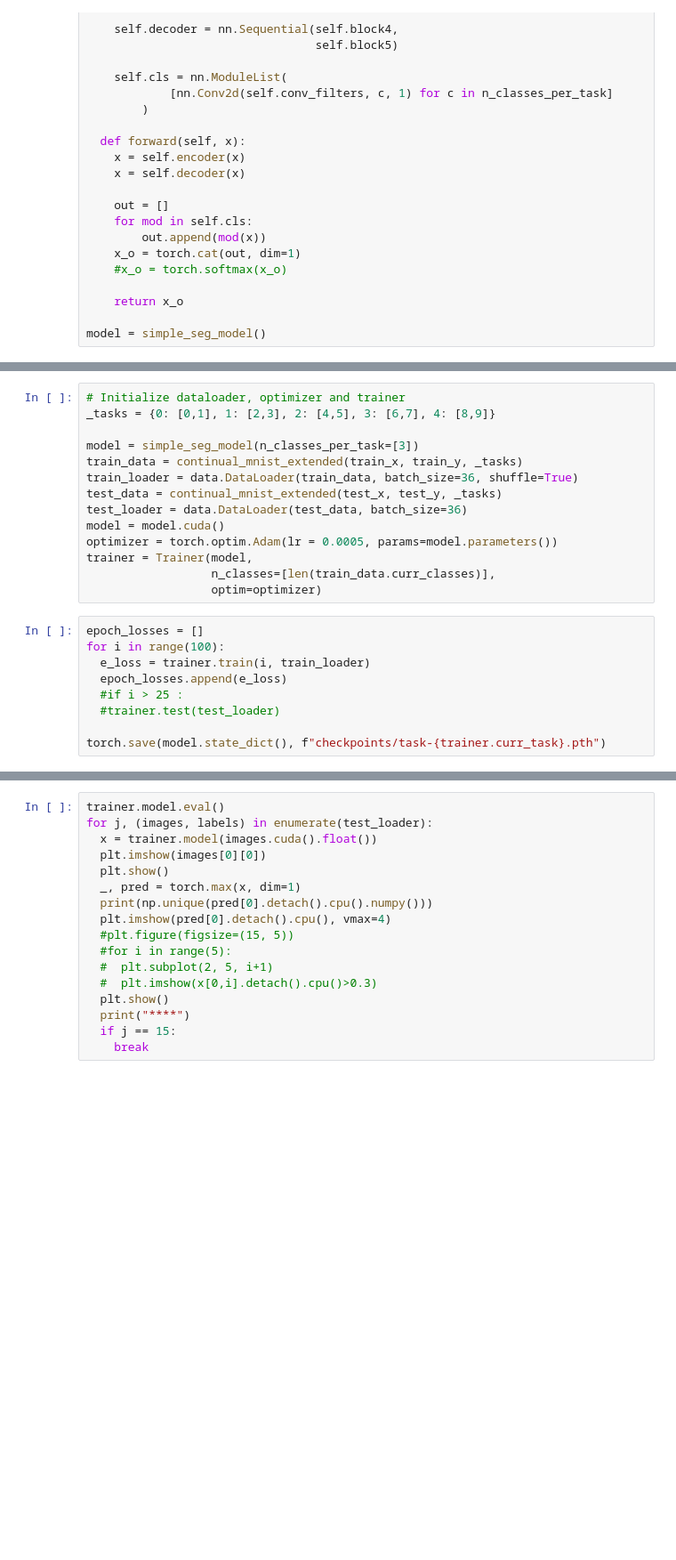
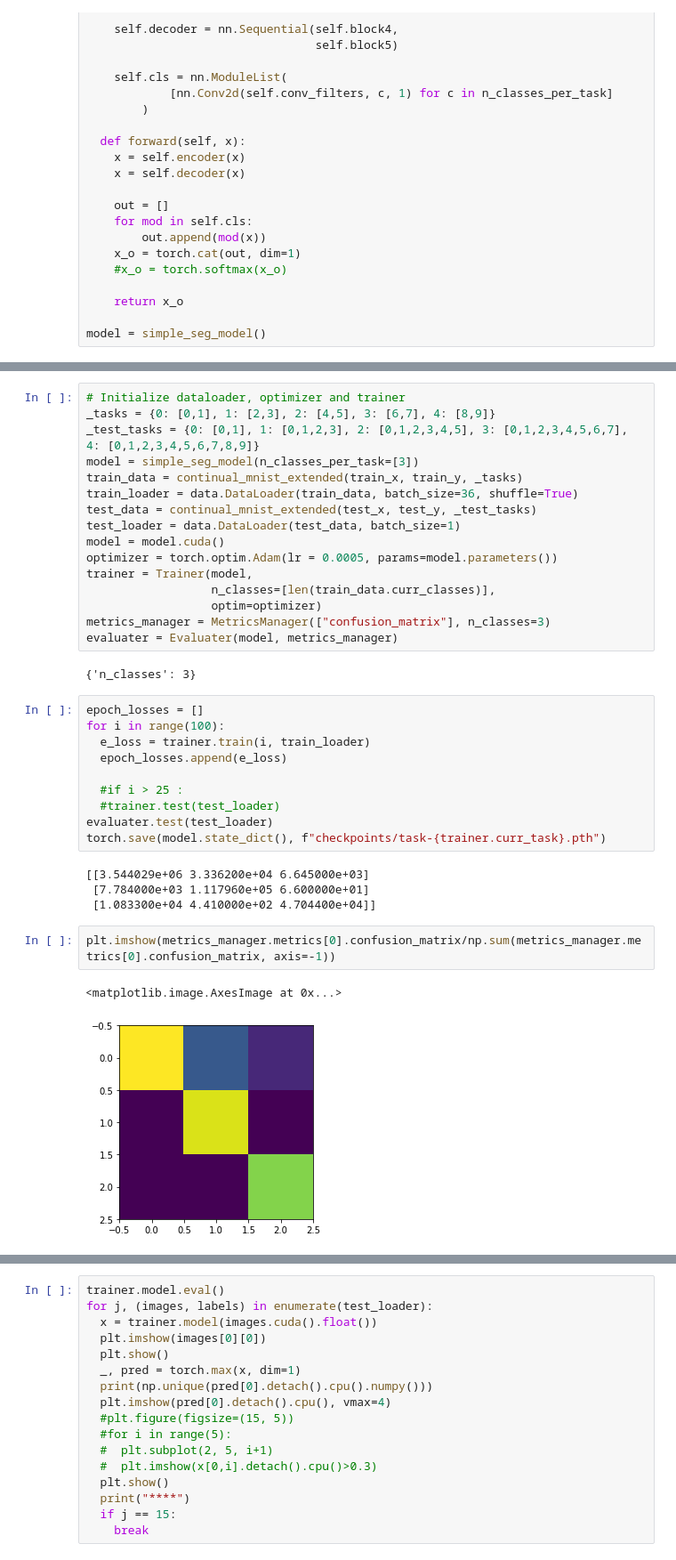
Before and after one commit to mapaf2/mnist-continual-seg, a Jupyter notebook: continual_segmentation_mnist.ipynb, the cells around one changed output, grey strips where cells are left out. Shown at 89% size. Drawn from its saved outputs; the diff is of its cells as text; blank space fills up the shorter version.

```diff
--- a/continual_segmentation_mnist.ipynb
+++ b/continual_segmentation_mnist.ipynb
@@ -252,26 +276,40 @@ class Trainer:
 # %%
 # Initialize dataloader, optimizer and trainer
 _tasks = {0: [0,1], 1: [2,3], 2: [4,5], 3: [6,7], 4: [8,9]}
-
+_test_tasks = {0: [0,1], 1: [0,1,2,3], 2: [0,1,2,3,4,5], 3: [0,1,2,3,4,5,6,7], 4: [0,1,2,3,4,5,6,7,8,9]}
 model = simple_seg_model(n_classes_per_task=[3])
 train_data = continual_mnist_extended(train_x, train_y, _tasks)
 train_loader = data.DataLoader(train_data, batch_size=36, shuffle=True)
-test_data = continual_mnist_extended(test_x, test_y, _tasks)
-test_loader = data.DataLoader(test_data, batch_size=36)
+test_data = continual_mnist_extended(test_x, test_y, _test_tasks)
+test_loader = data.DataLoader(test_data, batch_size=1)
 model = model.cuda()
 optimizer = torch.optim.Adam(lr = 0.0005, params=model.parameters())
 trainer = Trainer(model,
                   n_classes=[len(train_data.curr_classes)],
                   optim=optimizer)
+metrics_manager = MetricsManager(["confusion_matrix"], n_classes=3)
+evaluater = Evaluater(model, metrics_manager)
+# %% [output]
+{'n_classes': 3}
 # %%
 epoch_losses = []
 for i in range(100):
   e_loss = trainer.train(i, train_loader)
   epoch_losses.append(e_loss)
+
   #if i > 25 :
   #trainer.test(test_loader)
-
+evaluater.test(test_loader)
 torch.save(model.state_dict(), f"checkpoints/task-{trainer.curr_task}.pth")
+# %% [output]
+[[3.544029e+06 3.336200e+04 6.645000e+03]
+ [7.784000e+03 1.117960e+05 6.600000e+01]
+ [1.083300e+04 4.410000e+02 4.704400e+04]]
+# %%
+plt.imshow(metrics_manager.metrics[0].confusion_matrix/np.sum(metrics_manager.metrics[0].confusion_matrix, axis=-1))
+# %% [output]
+<matplotlib.image.AxesImage at 0x...>
+[figure, added]
 # %%
 plt.plot(np.arange(len(epoch_losses)), [e_l.detach().cpu() for e_l in epoch_losses])
 # %% [output]
```
Also changed, not shown: parts of 19 cells of this notebook, 3 other files.
